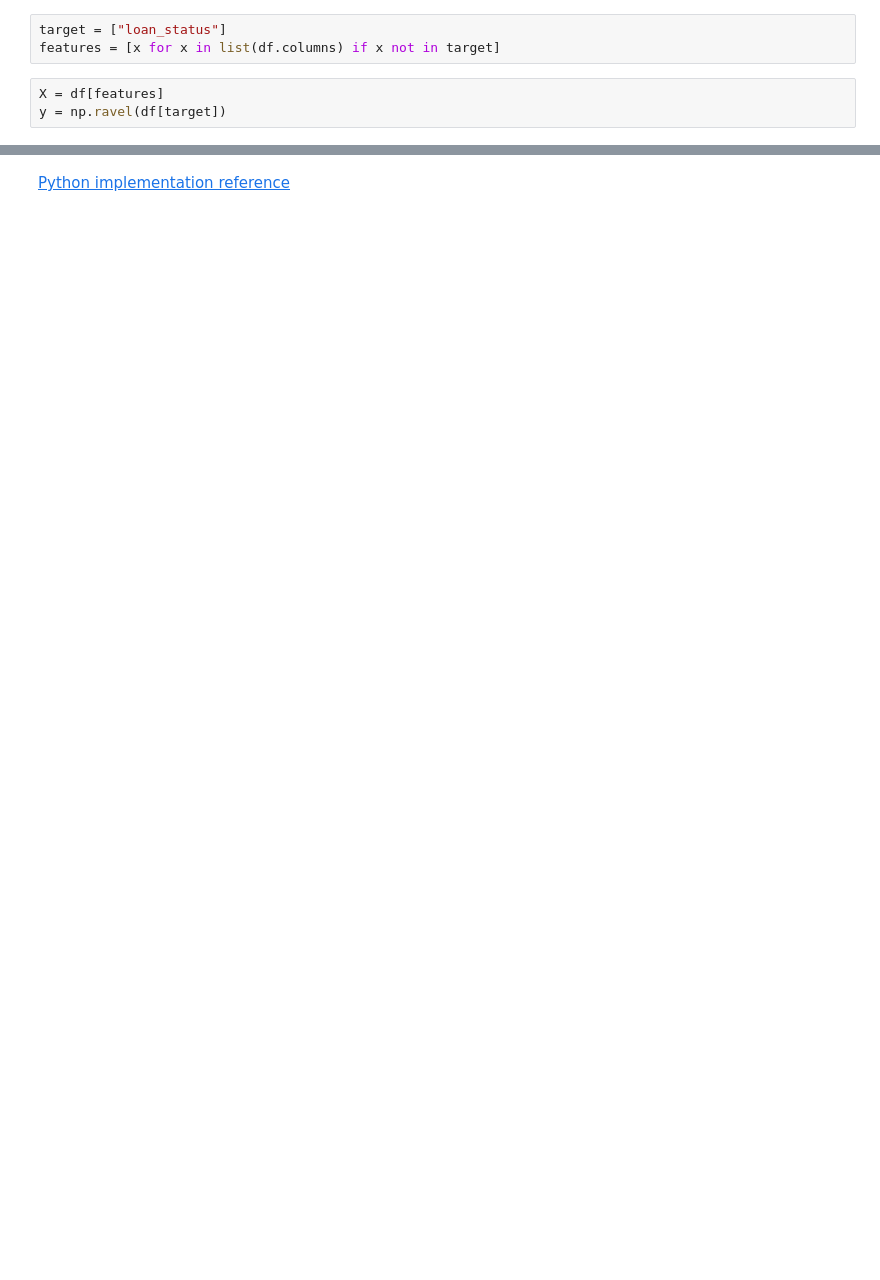
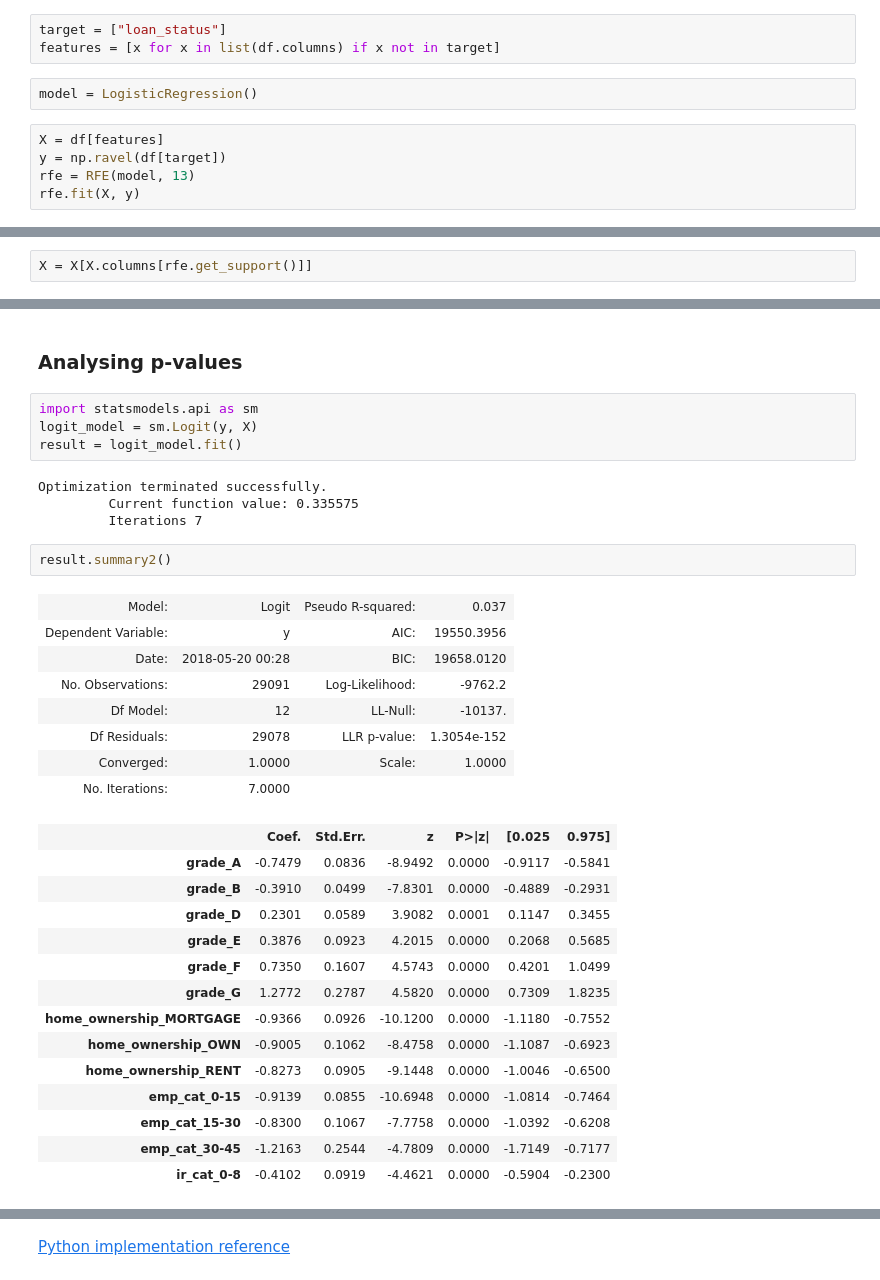
Before and after one commit to juandados/credit-risk, a Jupyter notebook: logistic_regression.ipynb, the cells around one changed output, grey strips where cells are left out. Saved outputs shown, nothing was run; the diff lists cells and outputs as text; blank space fills up the shorter version.

```diff
--- a/logistic_regression.ipynb
+++ b/logistic_regression.ipynb
@@ -108,6 +81,10 @@ list(df.columns)
 # %%
 target = ["loan_status"]
 features = [x for x in list(df.columns) if x not in target]
+# %%
+model = LogisticRegression()
 # %%
 X = df[features]
 y = np.ravel(df[target])
+rfe = RFE(model, 13)
+rfe.fit(X, y)
@@ -113,0 +97,2 @@ y = np.ravel(df[target])
+# %%
+X = X[X.columns[rfe.get_support()]]
@@ -113,0 +106,35 @@ y = np.ravel(df[target])
+# %% [markdown]
+### Analysing p-values
+# %%
+import statsmodels.api as sm
+logit_model = sm.Logit(y, X)
+result = logit_model.fit()
+# %% [output]
+Optimization terminated successfully.
+         Current function value: 0.335575
+         Iterations 7
+# %%
+result.summary2()
+# %% [output]
+| Model: | Logit | Pseudo R-squared: | 0.037 |
+| Dependent Variable: | y | AIC: | 19550.3956 |
+| Date: | 2018-05-20 00:28 | BIC: | 19658.0120 |
+| No. Observations: | 29091 | Log-Likelihood: | -9762.2 |
+| Df Model: | 12 | LL-Null: | -10137. |
+| Df Residuals: | 29078 | LLR p-value: | 1.3054e-152 |
+| Converged: | 1.0000 | Scale: | 1.0000 |
+| No. Iterations: | 7.0000 |  |  |
+|  | Coef. | Std.Err. | z | P>|z| | [0.025 | 0.975] |
+| grade_A | -0.7479 | 0.0836 | -8.9492 | 0.0000 | -0.9117 | -0.5841 |
+| grade_B | -0.3910 | 0.0499 | -7.8301 | 0.0000 | -0.4889 | -0.2931 |
+| grade_D | 0.2301 | 0.0589 | 3.9082 | 0.0001 | 0.1147 | 0.3455 |
+| grade_E | 0.3876 | 0.0923 | 4.2015 | 0.0000 | 0.2068 | 0.5685 |
+| grade_F | 0.7350 | 0.1607 | 4.5743 | 0.0000 | 0.4201 | 1.0499 |
+| grade_G | 1.2772 | 0.2787 | 4.5820 | 0.0000 | 0.7309 | 1.8235 |
+| home_ownership_MORTGAGE | -0.9366 | 0.0926 | -10.1200 | 0.0000 | -1.1180 | -0.7552 |
+| home_ownership_OWN | -0.9005 | 0.1062 | -8.4758 | 0.0000 | -1.1087 | -0.6923 |
+| home_ownership_RENT | -0.8273 | 0.0905 | -9.1448 | 0.0000 | -1.0046 | -0.6500 |
+| emp_cat_0-15 | -0.9139 | 0.0855 | -10.6948 | 0.0000 | -1.0814 | -0.7464 |
+| emp_cat_15-30 | -0.8300 | 0.1067 | -7.7758 | 0.0000 | -1.0392 | -0.6208 |
+| emp_cat_30-45 | -1.2163 | 0.2544 | -4.7809 | 0.0000 | -1.7149 | -0.7177 |
+| ir_cat_0-8 | -0.4102 | 0.0919 | -4.4621 | 0.0000 | -0.5904 | -0.2300 |
```
Also changed, not shown: parts of 20 cells of this notebook.
